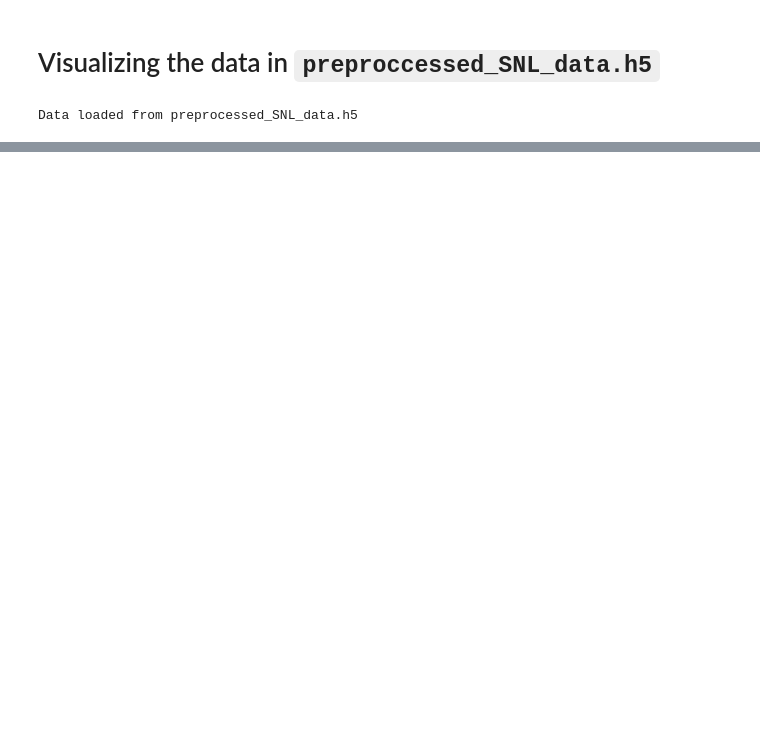
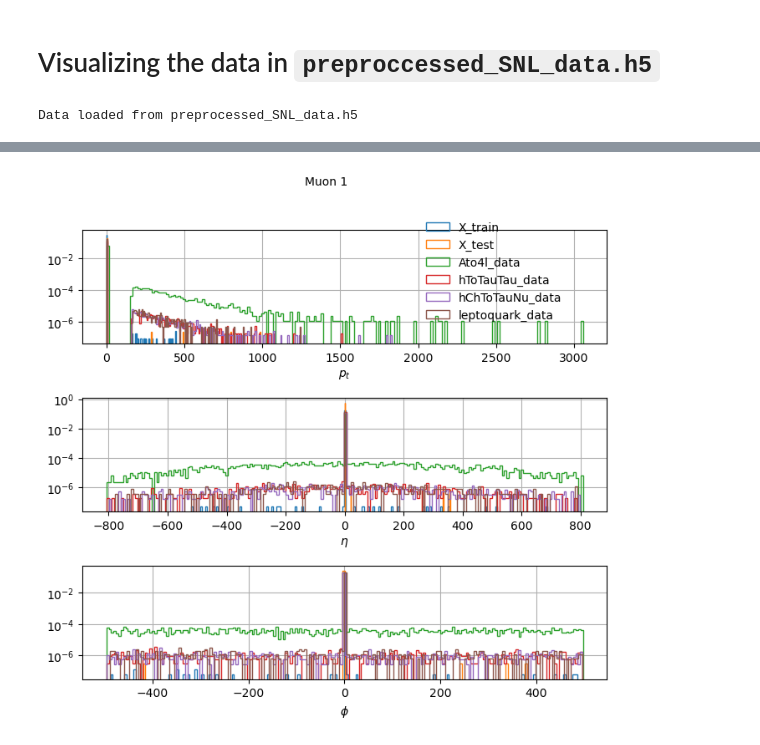
Before and after one commit to jnamador/vae_fs, a Jupyter notebook: visual_sandbox/visual_sandbox.ipynb, the cells around one changed output, grey strips where cells are left out. Cells and saved outputs as stored; diff of their text form; code cells hidden in the pictures; blank space fills up the shorter version.

```diff
--- a/visual_sandbox/visual_sandbox.ipynb
+++ b/visual_sandbox/visual_sandbox.ipynb
@@ -76,0 +80,4 @@ plt.legend()
+# %%
+plot_dist(12, "Muon 1")
+# %% [output]
+[figure, added]
```
Also changed, not shown: parts of 10 cells of this notebook.
